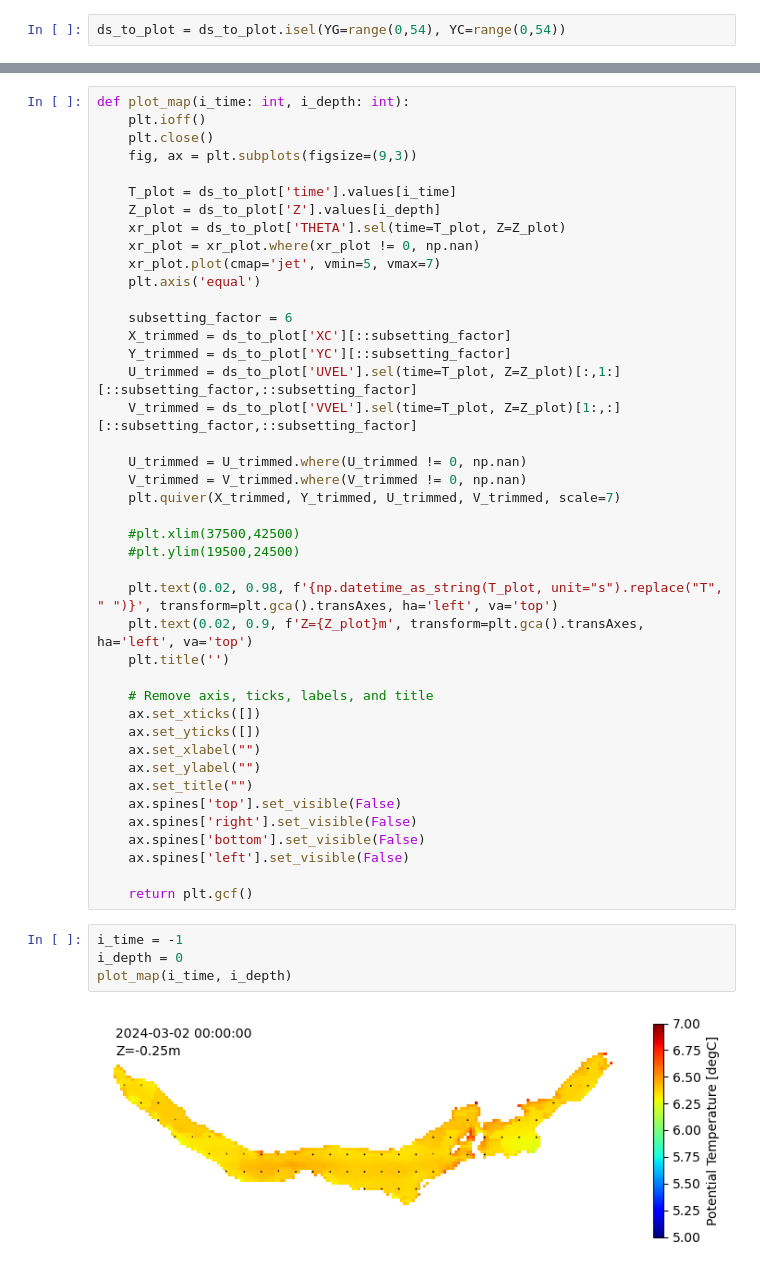
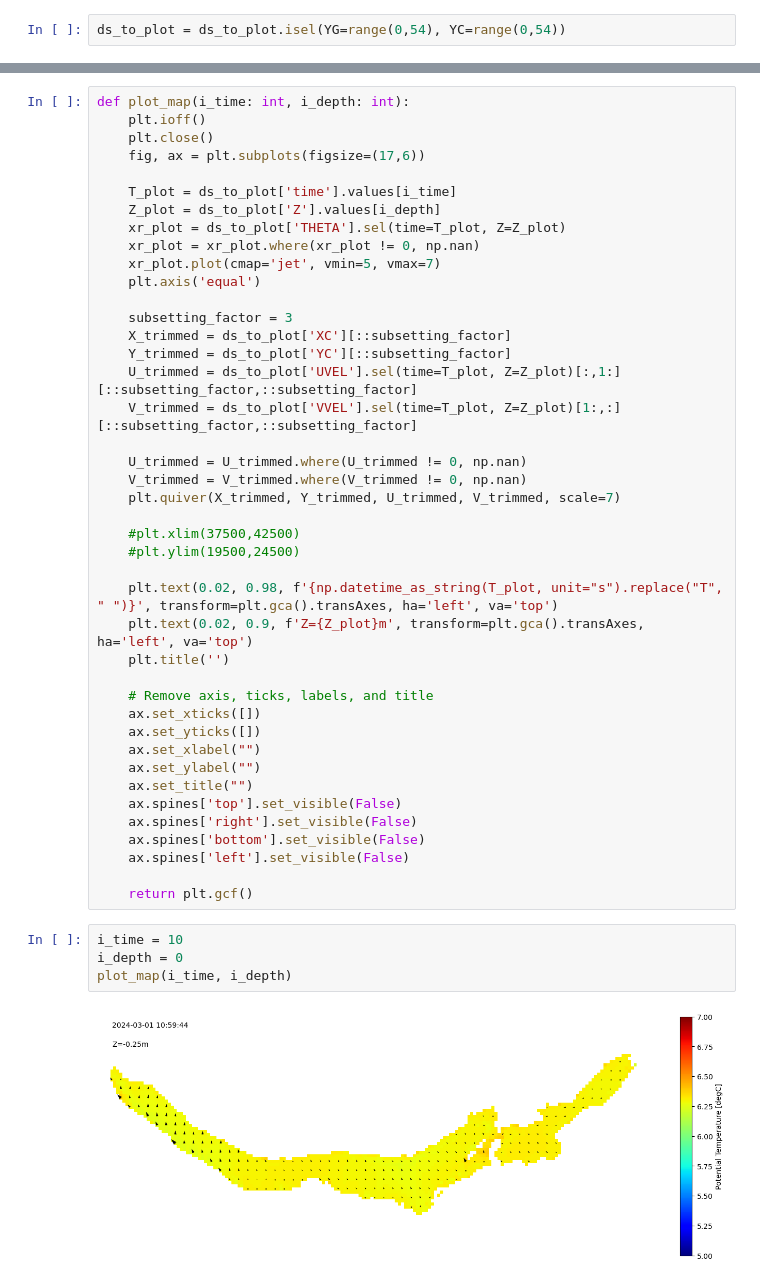
Before and after one commit to leroquan/plot_results, a Jupyter notebook: mitgcm/results_analysis/display_binary_results.ipynb, the cells around one changed output, grey strips where cells are left out. Drawn from its saved outputs; the diff is of its cells as text.

```diff
--- a/mitgcm/results_analysis/display_binary_results.ipynb
+++ b/mitgcm/results_analysis/display_binary_results.ipynb
@@ -48,7 +49,7 @@ plt.show()
 def plot_map(i_time: int, i_depth: int):
     plt.ioff()
     plt.close()
-    fig, ax = plt.subplots(figsize=(9,3))
+    fig, ax = plt.subplots(figsize=(17,6))
 
     T_plot = ds_to_plot['time'].values[i_time]
     Z_plot = ds_to_plot['Z'].values[i_depth]
@@ -57,7 +58,7 @@ def plot_map(i_time: int, i_depth: int):
     xr_plot.plot(cmap='jet', vmin=5, vmax=7)
     plt.axis('equal')
 
-    subsetting_factor = 6
+    subsetting_factor = 3
     X_trimmed = ds_to_plot['XC'][::subsetting_factor]
     Y_trimmed = ds_to_plot['YC'][::subsetting_factor]
     U_trimmed = ds_to_plot['UVEL'].sel(time=T_plot, Z=Z_plot)[:,1:][::subsetting_factor,::subsetting_factor]
@@ -87,8 +88,8 @@ def plot_map(i_time: int, i_depth: int):
 
     return plt.gcf()
 # %%
-i_time = -1
+i_time = 10
 i_depth = 0
 plot_map(i_time, i_depth)
 # %% [output]
-[figure, old version]
+[figure, new version]
```
Also changed, not shown: parts of 4 cells of this notebook, 5 other files.
